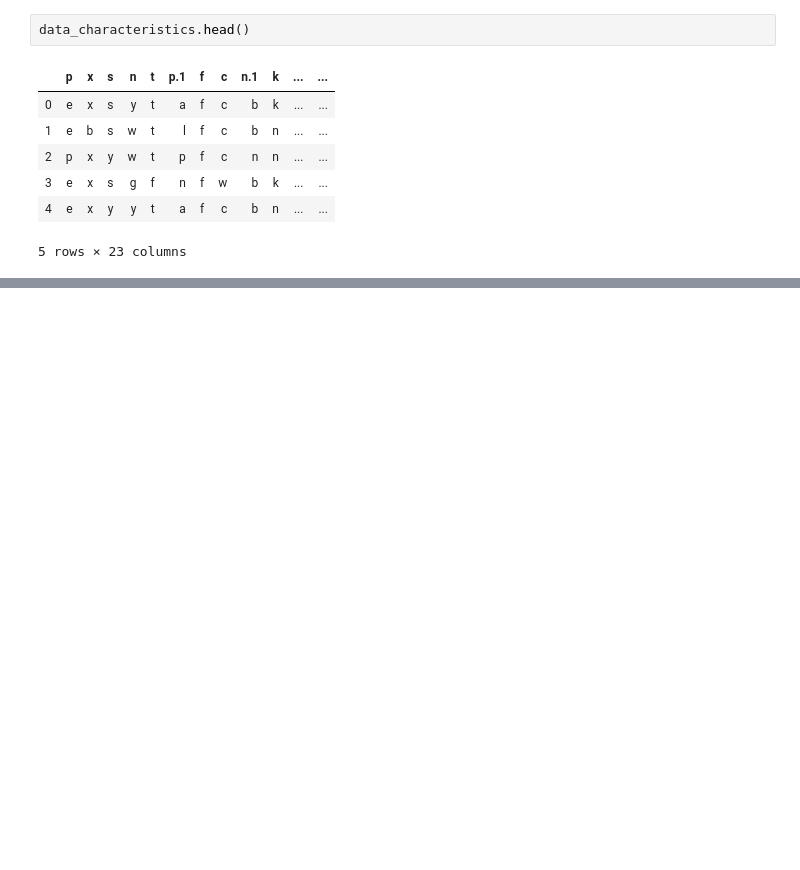
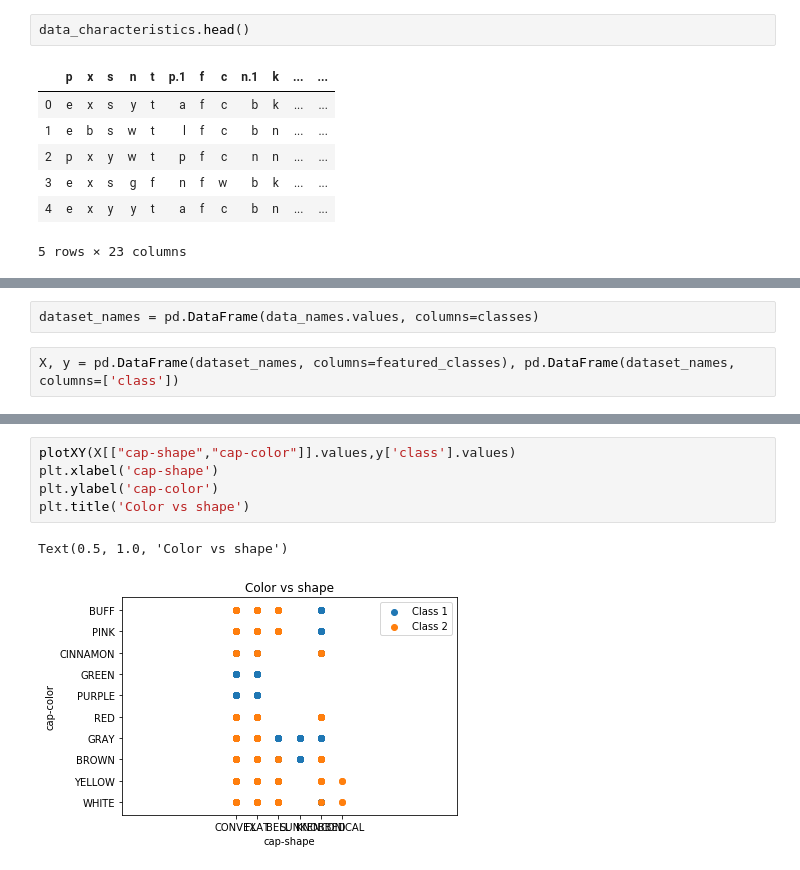
Before and after one commit to crownedone/mushrooms, a Jupyter notebook: Mushrooms.ipynb, the cells around one changed output, grey strips where cells are left out. Drawn from its saved outputs; the diff is of its cells as text; blank space fills up the shorter version.

```diff
--- a/Mushrooms.ipynb
+++ b/Mushrooms.ipynb
@@ -36,0 +99,4 @@ data_characteristics.head()
+# %%
+dataset_names = pd.DataFrame(data_names.values, columns=classes)
+# %%
+X, y = pd.DataFrame(dataset_names, columns=featured_classes), pd.DataFrame(dataset_names, columns=['class'])
@@ -36,0 +120,8 @@ data_characteristics.head()
+# %%
+plotXY(X[["cap-shape","cap-color"]].values,y['class'].values)
+plt.xlabel('cap-shape')
+plt.ylabel('cap-color')
+plt.title('Color vs shape')
+# %% [output]
+Text(0.5, 1.0, 'Color vs shape')
+[figure, added]
```
Also changed, not shown: parts of 9 cells of this notebook, 1 other file.
